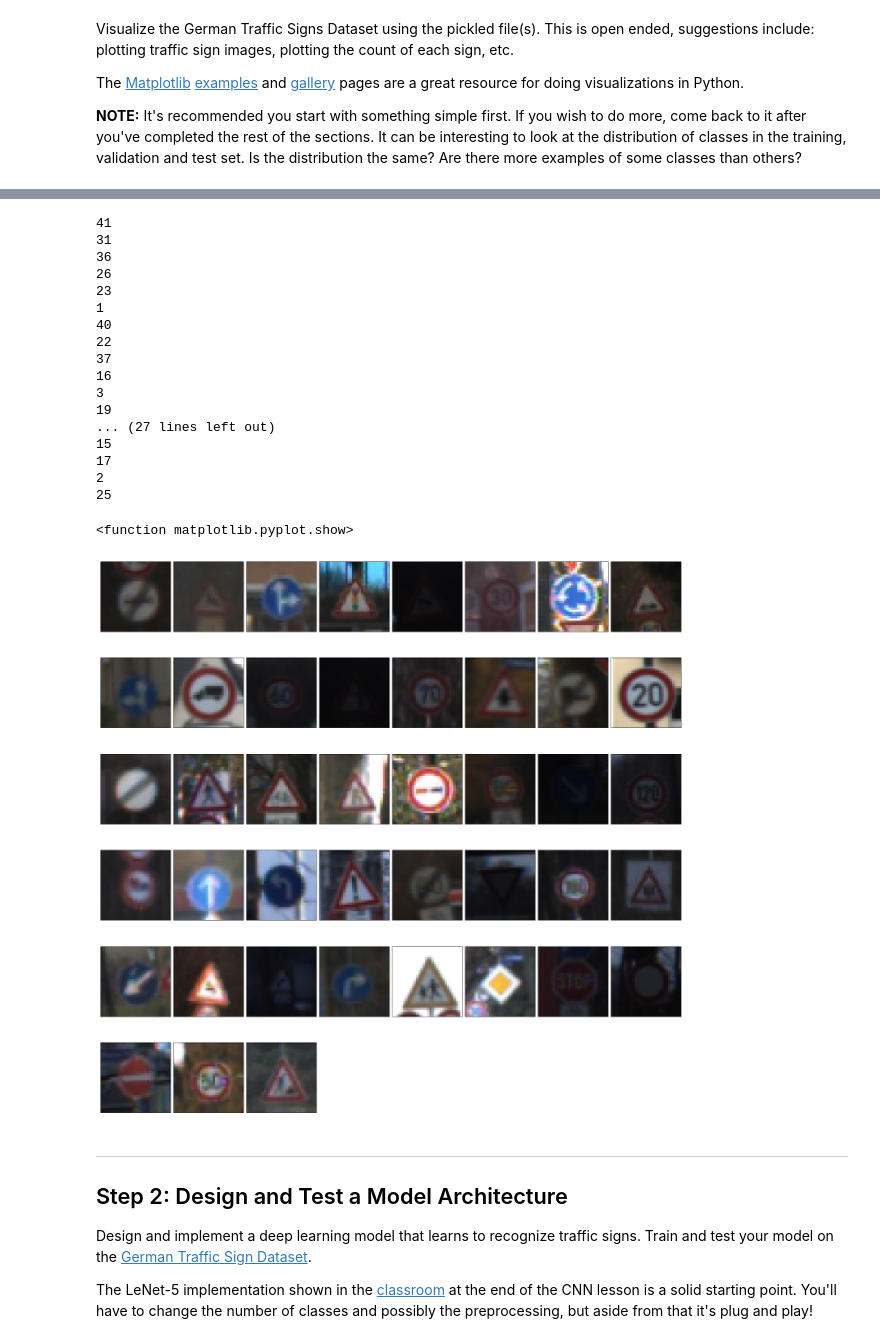
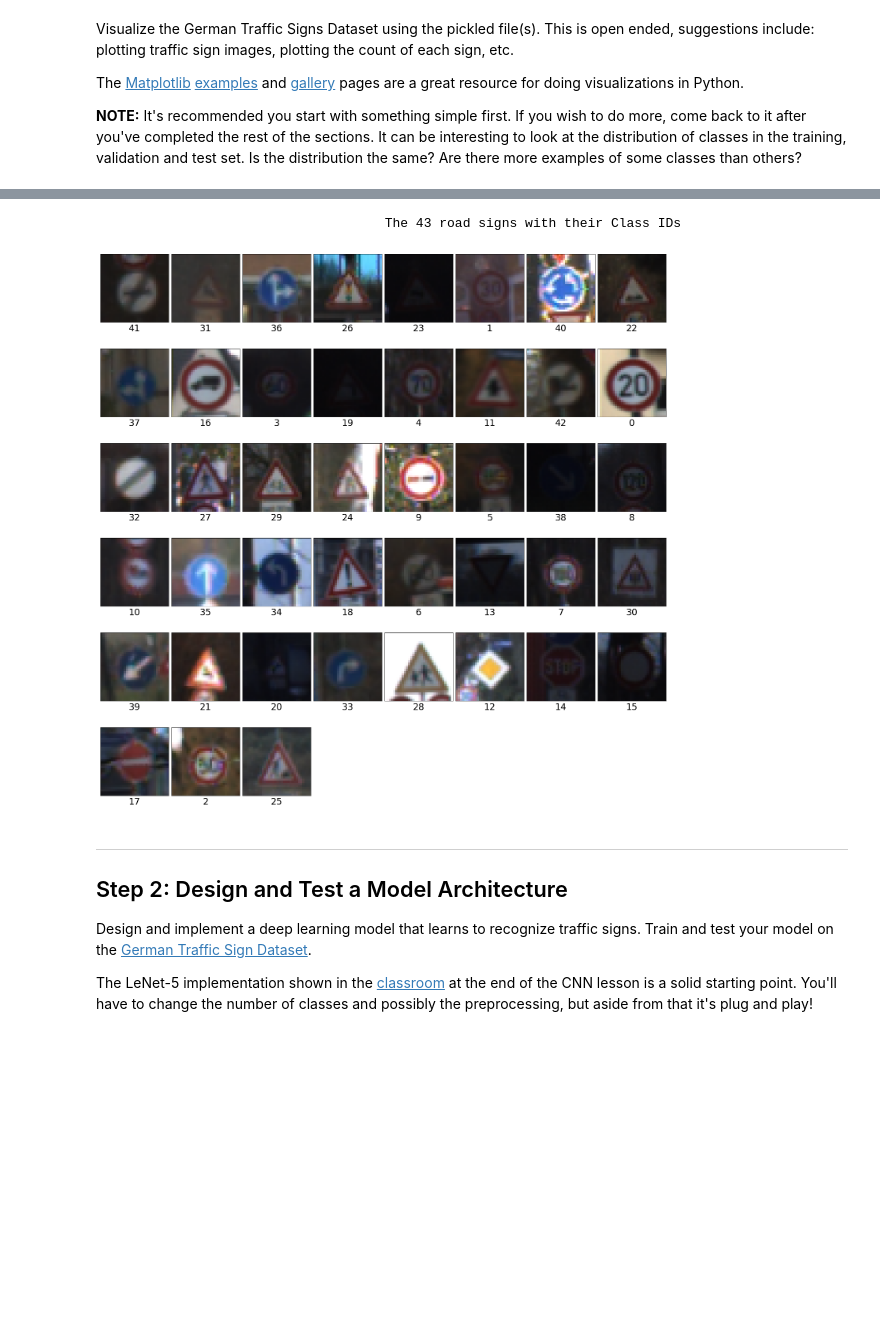
Before and after one commit to ssssundar/Traffic_Sign_Classifier, a Jupyter notebook: Traffic_Sign_Classifier.ipynb, the cells around one changed output, grey strips where cells are left out. Drawn from its saved outputs; the diff is of its cells as text; code cells hidden in the pictures; blank space fills up the shorter version.

```diff
--- a/Traffic_Sign_Classifier.ipynb
+++ b/Traffic_Sign_Classifier.ipynb
@@ -158,46 +189,45 @@ count 34799
+# %%
+# This function plots images with their labels
+# Argumens:
+#      rows: number of rows for the plot.
+#      cols: number of columns for the plot.
+#     image: input image
+#    labels: the labes associated with the images.
+
+def plot_images_labels(rows=1, cols=4, image=None, labels=None):
+    for i, img in enumerate(image):
+        plt.subplot(rows, cols, i+1)
+        plt.imshow(img)
+        xlabel = '{}'.format(labels[i])
+        plt.xlabel(xlabel, fontsize=23)
+        plt.xticks([])
+        plt.yticks([])
+    plt.tight_layout(pad=0, h_pad=0, w_pad=0)
+    plt.show
 # %%
-# Plot one image of each sign 43 images???
+# Plot all the 43 sign images
 cols = 8
-rows = (n_classes // cols) + 1 # replace with ceiling
+rows = (n_classes // cols) + 1
+
 plt.figure(figsize=(20,20))
-#print(rows, cols)
+
 sample_images = []
+labels = []
 class_present = [0 for x in range (n_classes)]
+
 for i in range (0,len(y_train)):
     if class_present[y_train[i]] == 0:
         sample_images.append(X_train[i].squeeze())
         class_present[y_train[i]] += 1
-        print(y_train[i])
+        labels.append(y_train[i])
         if len(sample_images) == n_classes:
             break
-#print("number of sample images", len(sample_images))
-for i, img in enumerate(sample_images):
-    plt.subplot(rows, cols, i+1)
-    plt.imshow(img)
-    plt.xticks([])
-    plt.yticks([])
-plt.tight_layout(pad=0, h_pad=0, w_pad=0)
-plt.show
+print()
+print('\033[1m                                     The 43 road signs with their Class IDs')
+plot_images_labels(6, 8, sample_images, labels)
 # %% [output]
-41
-31
-36
-26
-23
-1
-40
-22
-37
-16
-3
-19
-... (27 lines left out)
-15
-17
-2
-25
+                                     The 43 road signs with their Class IDs
-<function matplotlib.pyplot.show>
-[figure, old version]
+[figure, new version]
 # %% [markdown]
 ----
 
```
Also changed, not shown: parts of 28 cells of this notebook.
